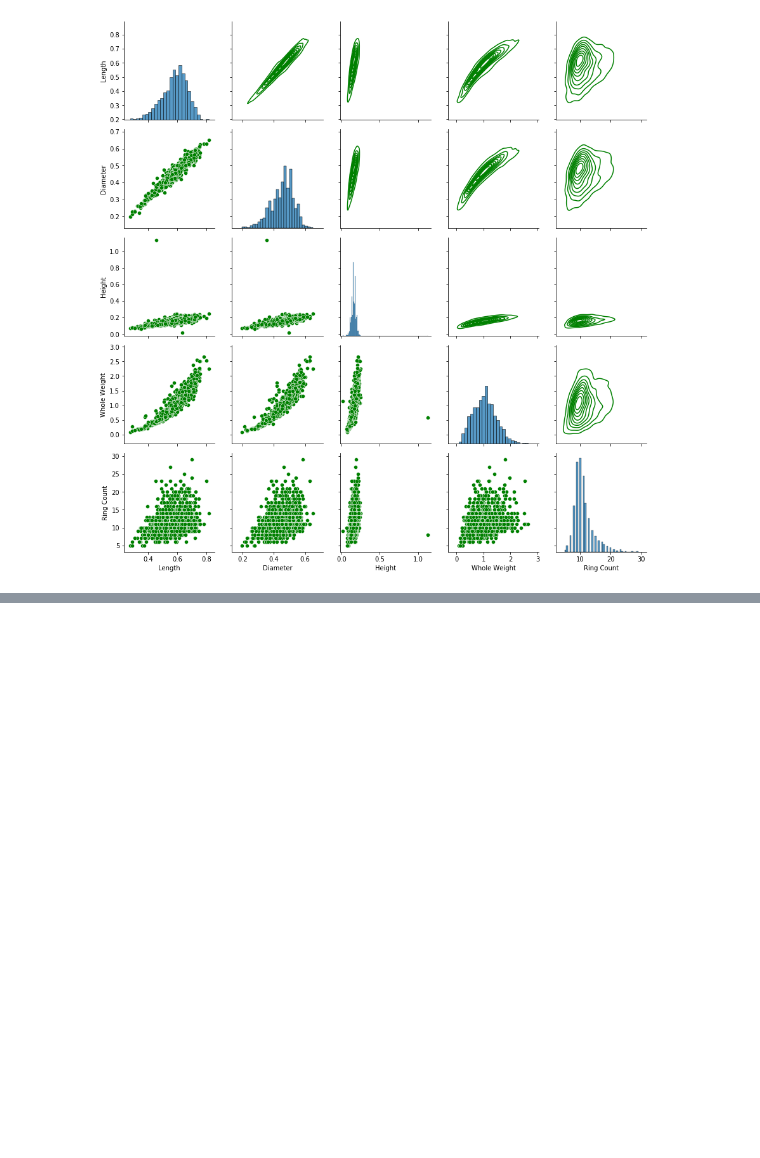
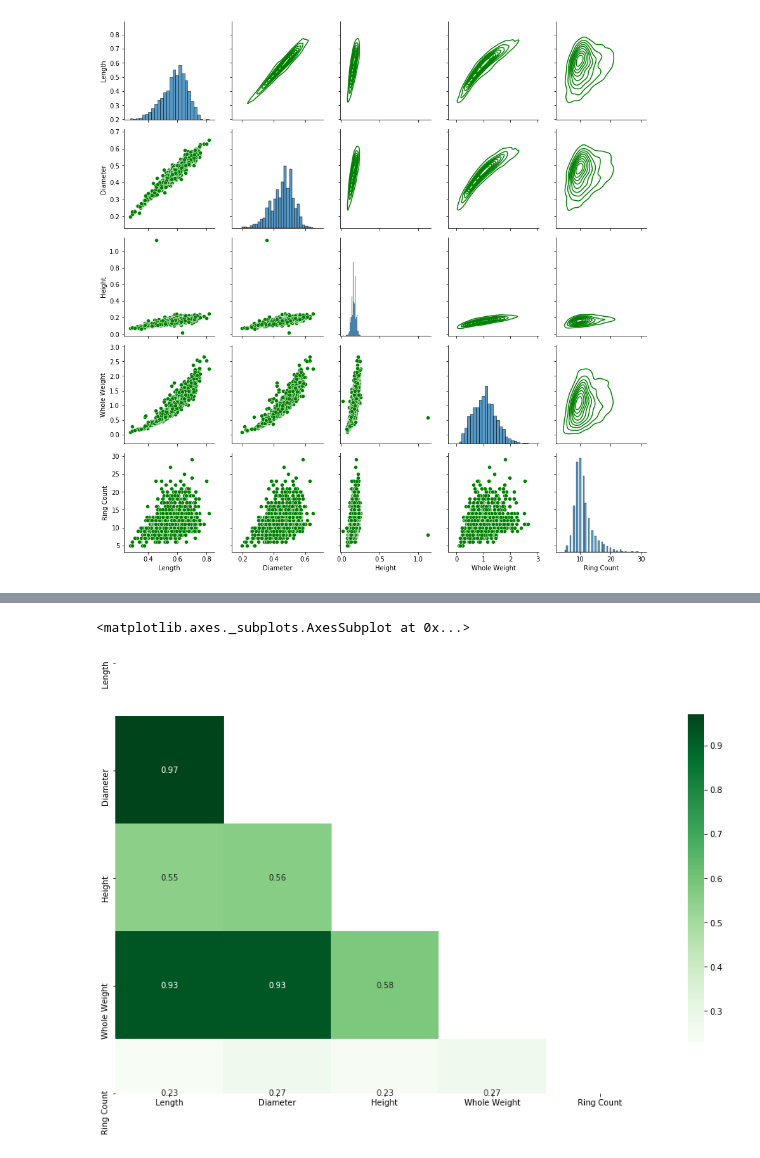
Before and after one commit to thokieu/Abalone-Regression, a Jupyter notebook: Workbook.ipynb, the cells around one changed output, grey strips where cells are left out. Saved outputs shown, nothing was run; the diff lists cells and outputs as text; code cells hidden in the pictures; blank space fills up the shorter version.

```diff
--- a/Workbook.ipynb
+++ b/Workbook.ipynb
@@ -441,0 +455,11 @@ pgs_female.map_upper(sns.kdeplot, color = 'green')
+# %%
+corr_female = Aba_data_female.corr()
+mask_female = np.triu(np.ones_like(corr_male, dtype = bool))
+
+f, ax = plt.subplots(figsize=(15, 15))
+cmap = sns.diverging_palette(250, 15, as_cmap=True)
+
+sns.heatmap(corr_female, mask = mask_female, cmap = 'Greens', square = True, annot = True, cbar_kws = {"shrink": .5})
+# %% [output]
+<matplotlib.axes._subplots.AxesSubplot at 0x...>
+[figure, added]
```
Also changed, not shown: parts of 5 cells of this notebook.
